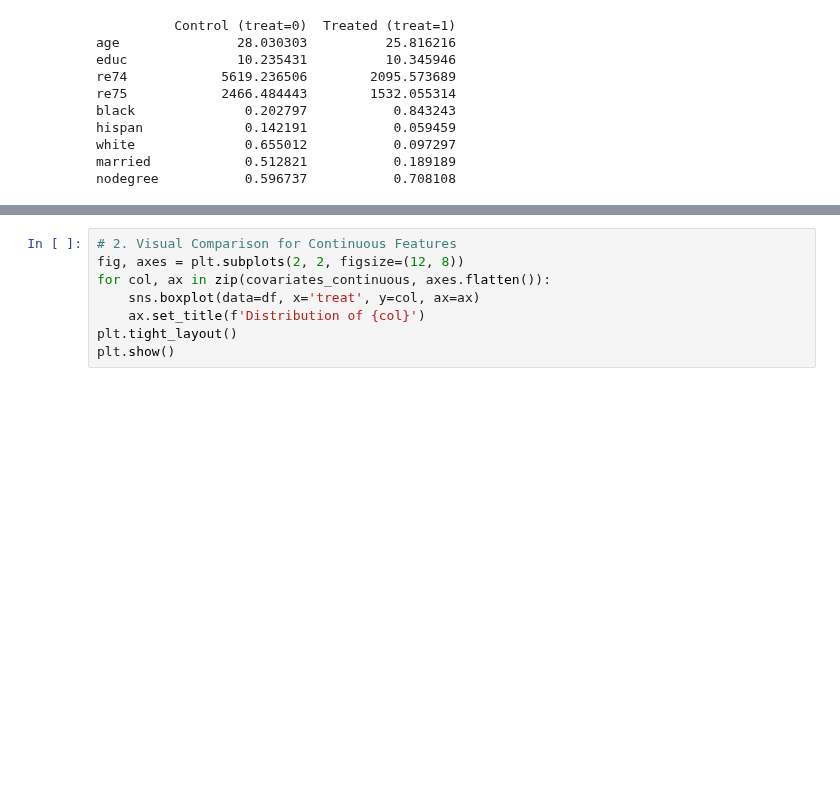
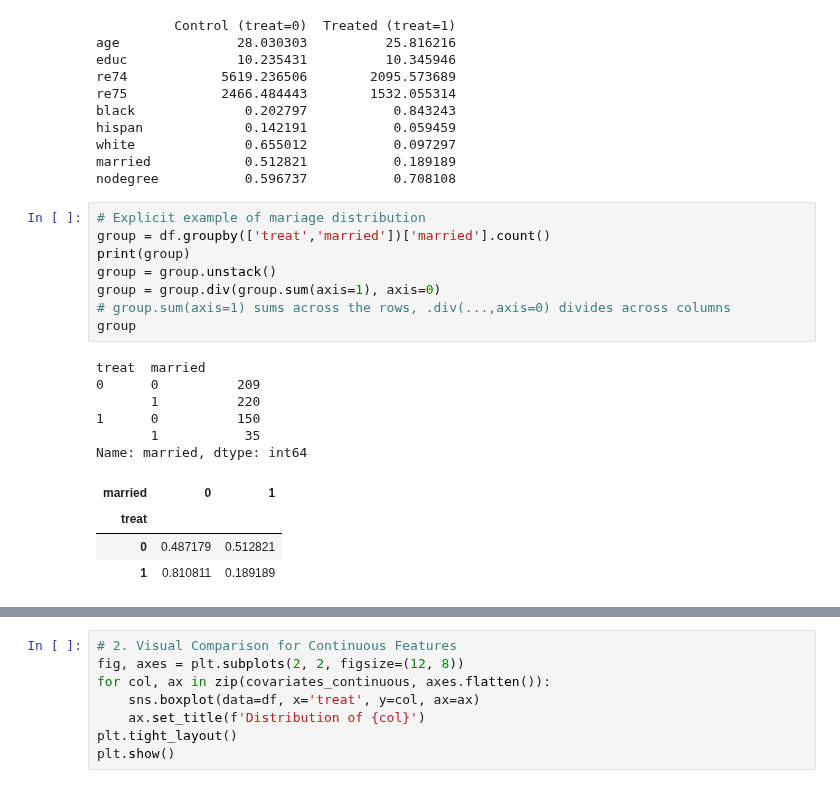
Before and after one commit to dimitripelgrin/ADA2026, a Jupyter notebook: Exercises/05 - Causal analysis of observational data/Observational studies exercise.ipynb, the cells around one changed output, grey strips where cells are left out. Cells and saved outputs as stored; diff of their text form; blank space fills up the shorter version.

```diff
--- a/Exercises/05 - Causal analysis of observational data/Observational studies exercise.ipynb
+++ b/Exercises/05 - Causal analysis of observational data/Observational studies exercise.ipynb
@@ -142,3 +168,22 @@ hispan             0.142191           0.059459
 white              0.655012           0.097297
 married            0.512821           0.189189
 nodegree           0.596737           0.708108
+# %%
+# Explicit example of mariage distribution
+group = df.groupby(['treat','married'])['married'].count()
+print(group)
+group = group.unstack()
+group = group.div(group.sum(axis=1), axis=0)
+# group.sum(axis=1) sums across the rows, .div(...,axis=0) divides across columns
+group
+# %% [output]
+treat  married
+0      0          209
+       1          220
+1      0          150
+       1           35
+Name: married, dtype: int64
+| married | 0 | 1 |
+| treat |  |  |
+| 0 | 0.487179 | 0.512821 |
+| 1 | 0.810811 | 0.189189 |
```
Also changed, not shown: parts of 7 cells of this notebook, 1 other file.
